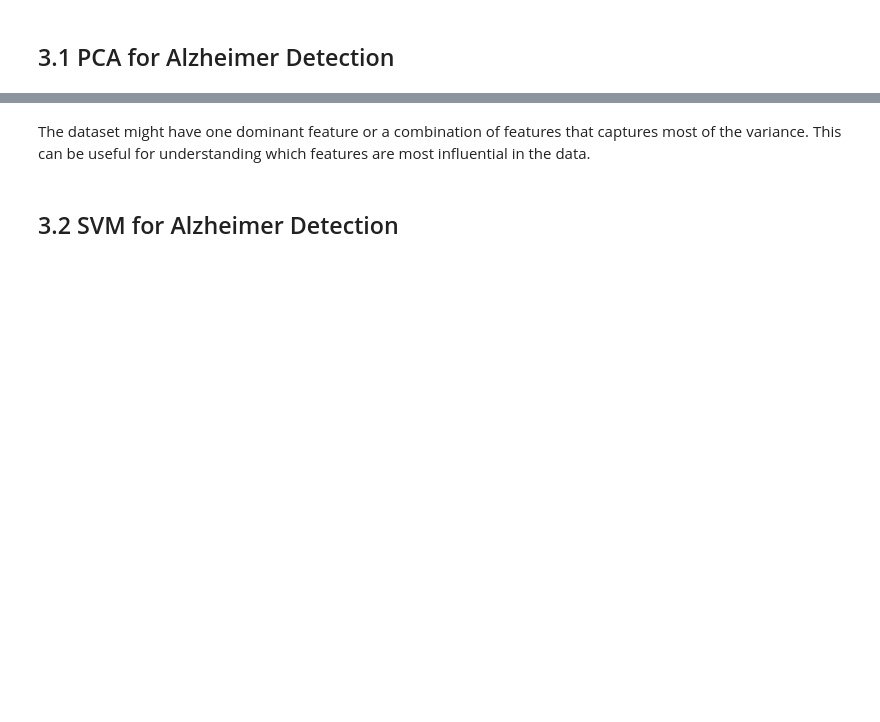
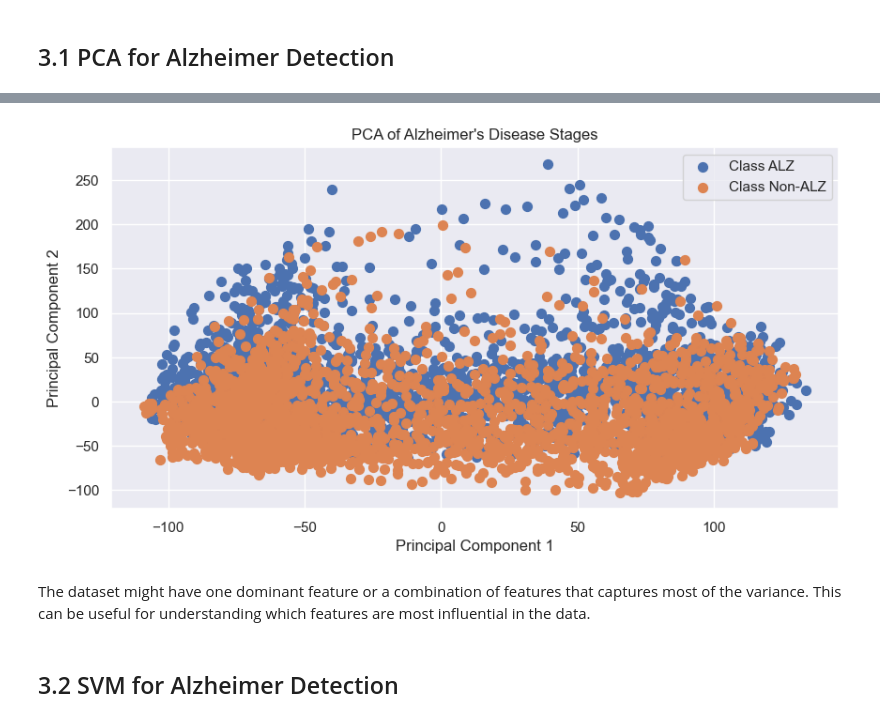
Before and after one commit to billchen0509/Alzheimer-brain-MRI, a Jupyter notebook: Alzheimer Detection and Classification.ipynb, the cells around one changed output, grey strips where cells are left out. Drawn from its saved outputs; the diff is of its cells as text; code cells hidden in the pictures; blank space fills up the shorter version.

```diff
--- a/Alzheimer Detection and Classification.ipynb
+++ b/Alzheimer Detection and Classification.ipynb
@@ -156,3 +159,46 @@ Number of components explaining 80% variance: 1
+# %%
+non_ALZ = [extract_feature(filename) for filename in non]
+vmild_ALZ = [extract_feature(filename) for filename in very_mild]
+mild_ALZ = [extract_feature(filename) for filename in mild]
+moderate_ALZ = [extract_feature(filename) for filename in moderate]
+ALZ = vmild_ALZ + mild_ALZ + moderate_ALZ
+
+#for PCA
+all_data = np.concatenate((np.array(non_ALZ),np.array(ALZ)))
+all_data = all_data.reshape(all_data.shape[0], np.product(all_data.shape[1:]))
+
+# Standardize the data
+scaler = StandardScaler()
+scaler.fit(all_data)
+X = scaler.transform(all_data)
+
+# Split the data into training and test sets
+y = [0] * len(non_ALZ) + [1] * len(ALZ)
+X_train, X_test, y_train, y_test = train_test_split(X, y, test_size=0.2, random_state=42)
+
+
+pca = PCA(n_components=2)
+X_proj = pca.fit_transform(X_train)
+
+principal_df = pd.DataFrame(data=X_proj, columns=['PC1', 'PC2'])
+
+# Correctly label the data points
+principal_df['Label'] = np.array(y_train).astype(int)  # Ensuring y_train is in integer format
+principal_df['Label'] = principal_df['Label'].map({0: 'Non-ALZ', 1: 'ALZ'})
+
+
+
+plt.figure(figsize=(10, 5))
+for label in np.unique(principal_df['Label']):
+    indices = principal_df['Label'] == label
+    plt.scatter(principal_df.loc[indices, 'PC1'], principal_df.loc[indices, 'PC2'], label=f'Class {label}', s=50)
+plt.xlabel('Principal Component 1')
+plt.ylabel('Principal Component 2')
+plt.title('PCA of Alzheimer\'s Disease Stages')
+plt.legend()
+plt.show()
+# %% [output]
+[figure, added]
 # %% [markdown]
 The dataset might have one dominant feature or a combination of features that captures most of the variance. This can be useful for understanding which features are most influential in the data.
 # %% [markdown]
```
Also changed, not shown: parts of 5 cells of this notebook.
